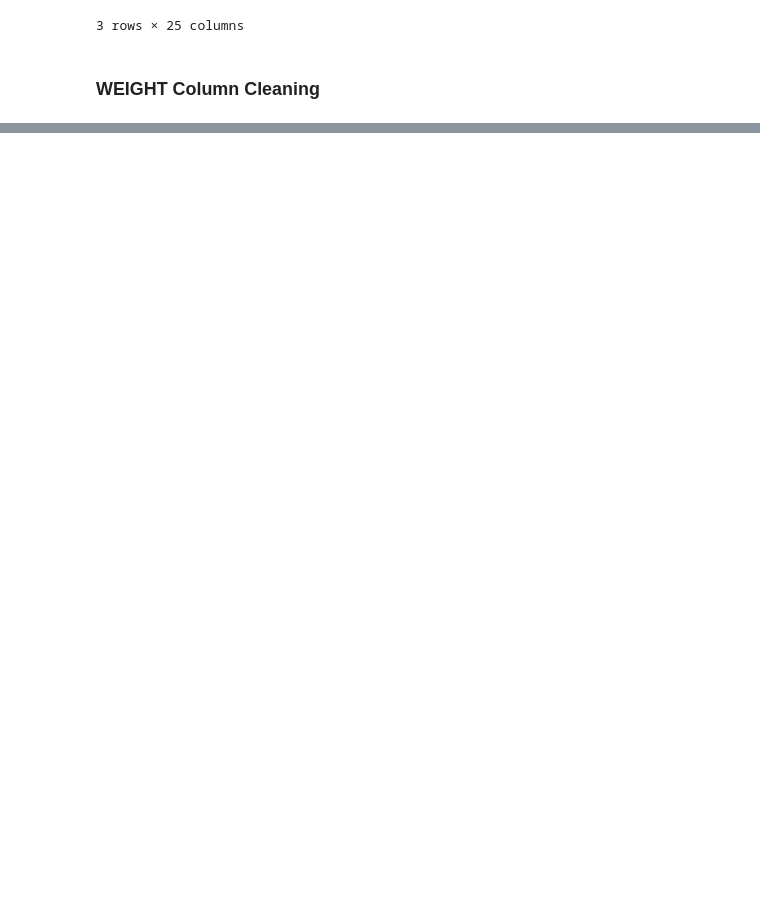
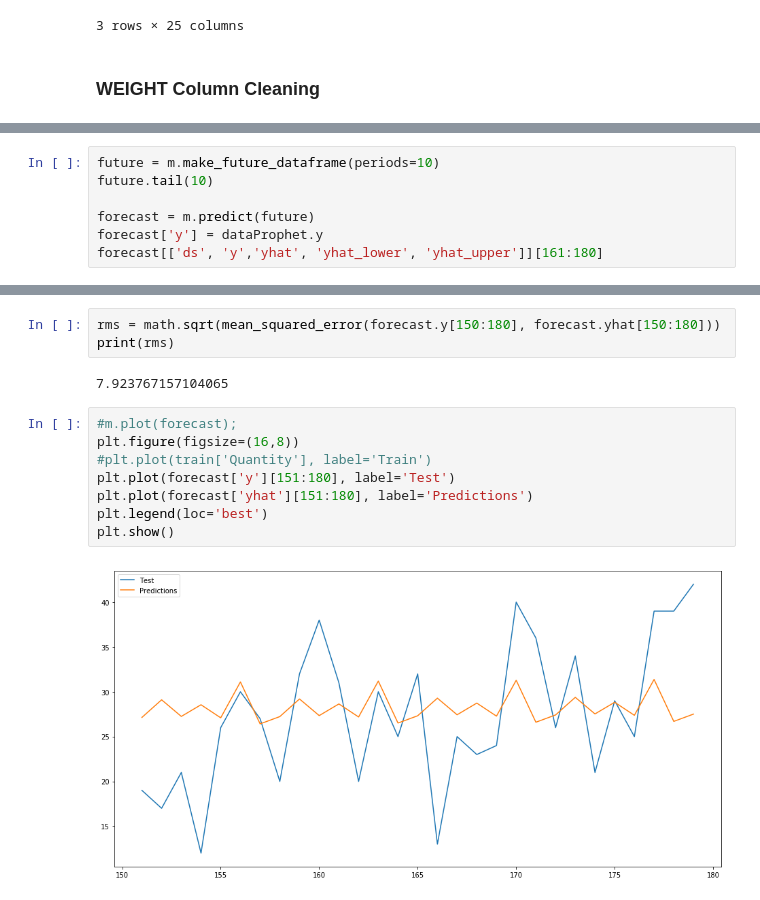
Before and after one commit to DanyalKhaliq/Machine-Learning-, a Jupyter notebook: DemandPredictionModel.ipynb, the cells around one changed output, grey strips where cells are left out. Drawn from its saved outputs; the diff is of its cells as text; blank space fills up the shorter version.

```diff
--- a/DemandPredictionModel.ipynb
+++ b/DemandPredictionModel.ipynb
@@ -117,0 +329,7 @@ df_initial[(df_initial.UNIT_PRICE > 200000) & (df_initial.CATEGORY_LEVEL_2.isin(
+# %%
+future = m.make_future_dataframe(periods=10)
+future.tail(10)
+
+forecast = m.predict(future)
+forecast['y'] = dataProphet.y
+forecast[['ds', 'y','yhat', 'yhat_lower', 'yhat_upper']][161:180]
@@ -117,0 +354,15 @@ df_initial[(df_initial.UNIT_PRICE > 200000) & (df_initial.CATEGORY_LEVEL_2.isin(
+# %%
+rms = math.sqrt(mean_squared_error(forecast.y[150:180], forecast.yhat[150:180]))
+print(rms)
+# %% [output]
+7.923767157104065
+# %%
+#m.plot(forecast);
+plt.figure(figsize=(16,8))
+#plt.plot(train['Quantity'], label='Train')
+plt.plot(forecast['y'][151:180], label='Test')
+plt.plot(forecast['yhat'][151:180], label='Predictions')
+plt.legend(loc='best')
+plt.show()
+# %% [output]
+[figure, added]
```
Also changed, not shown: parts of 36 cells of this notebook.
